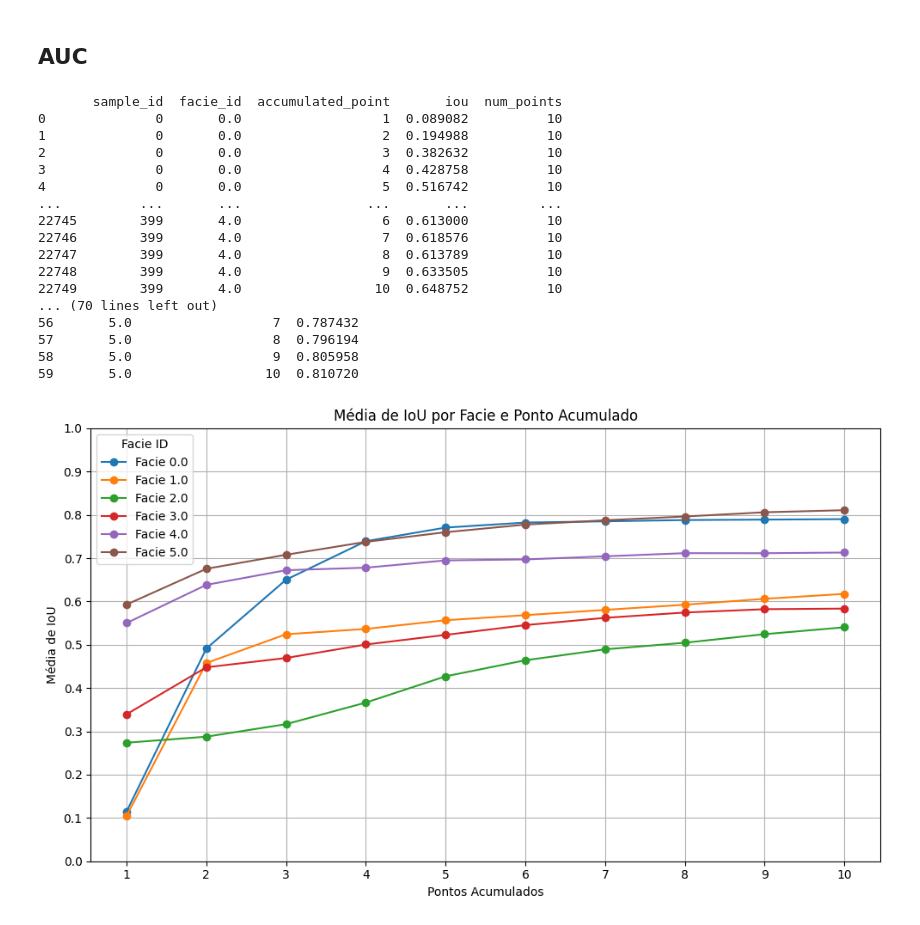
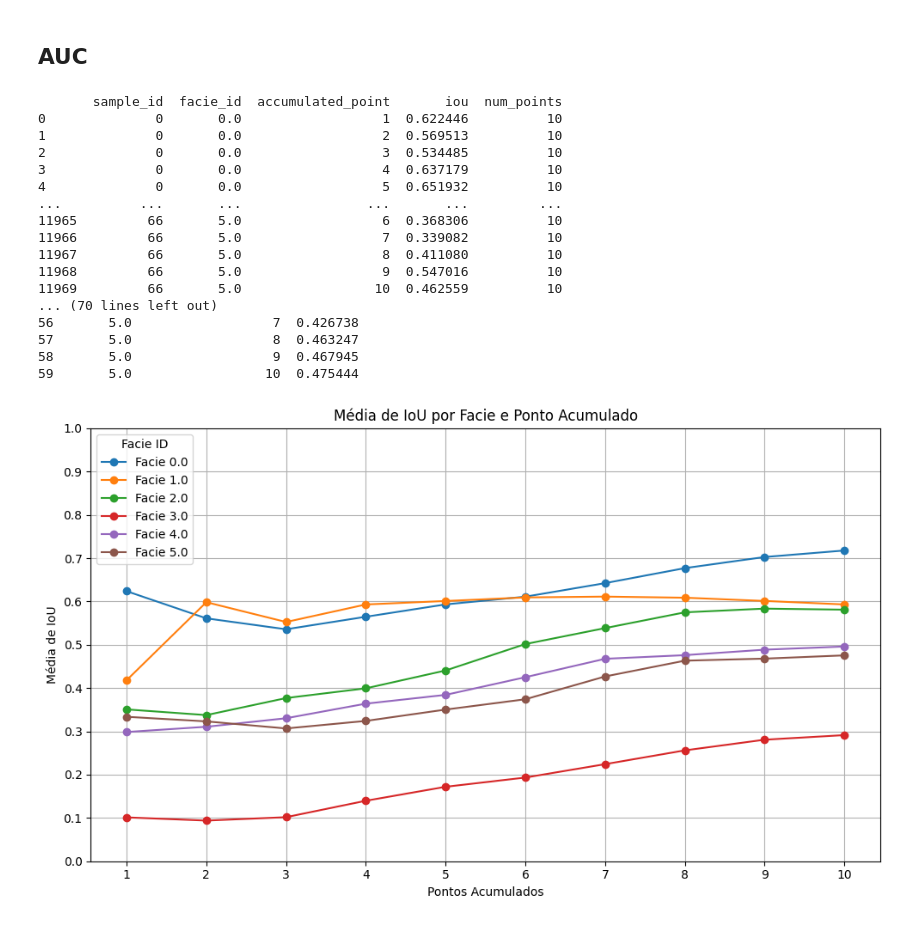
Before and after one commit to filipeas/Minerva-Discovery, a Jupyter notebook: my_experiments/sam_original/notebooks/auc_metric_calculate.ipynb, the cells around one changed output. Saved outputs shown, nothing was run; the diff lists cells and outputs as text; code cells hidden in the pictures.

Commit message:
finish experiments in node13

```diff
--- a/my_experiments/sam_original/notebooks/auc_metric_calculate.ipynb
+++ b/my_experiments/sam_original/notebooks/auc_metric_calculate.ipynb
@@ -757,7 +757,7 @@ import pandas as pd
 import matplotlib.pyplot as plt
 
 # caminho para o iou gerado pelo Methodology_1()
-filename = '/workspaces/Minerva-Discovery/my_experiments/sam_original/notebooks/save_test/iou_results_0.csv'
+filename = '/workspaces/Minerva-Discovery/my_experiments/sam_original/exec_experiments/results/experimento-parihaka_experiment_20250124_000403/iou_results_2.csv'
 # média de IoU por facie e ponto
 
 results = pd.read_csv(filename)
@@ -799,45 +799,45 @@ print(separator)
 for row in table_data:
     print(" | ".join(f"{row[i]:<{col_widths[i]}}" for i in range(len(row))))
 print(separator)
 
 # Mostrar a média calculada
 print("Média de IoU por Facie e Ponto:")
 print(mean_iou_per_facie)
 
 plt.figure(figsize=(10, 6))
 # Iterar pelas facies e plotar a média de IoU
 for facie_id in mean_iou_per_facie['facie_id'].unique():
     data = mean_iou_per_facie[mean_iou_per_facie['facie_id'] == facie_id]
     plt.plot(data['accumulated_point'], data['iou'], marker='o', label=f"Facie {facie_id}")
 
 plt.title("Média de IoU por Facie e Ponto Acumulado")
 plt.xlabel("Pontos Acumulados")
 plt.ylabel("Média de IoU")
 plt.xticks(mean_iou_per_facie['accumulated_point'].unique())  # Mostrar apenas os pontos exatos
 
 # Definir a escala do eixo y de 0 a 1, com espaçamento de 0.1
 plt.yticks([i * 0.1 for i in range(11)], labels=[f'{i * 0.1:.1f}' for i in range(11)])
 
 plt.legend(title="Facie ID")
 plt.tight_layout()
 plt.grid(True)
 plt.show()
 # %% [output]
        sample_id  facie_id  accumulated_point       iou  num_points
-0              0       0.0                  1  0.089082          10
-1              0       0.0                  2  0.194988          10
-2              0       0.0                  3  0.382632          10
-3              0       0.0                  4  0.428758          10
-4              0       0.0                  5  0.516742          10
+0              0       0.0                  1  0.622446          10
+1              0       0.0                  2  0.569513          10
+2              0       0.0                  3  0.534485          10
+3              0       0.0                  4  0.637179          10
+4              0       0.0                  5  0.651932          10
 ...          ...       ...                ...       ...         ...
-22745        399       4.0                  6  0.613000          10
-22746        399       4.0                  7  0.618576          10
-22747        399       4.0                  8  0.613789          10
-22748        399       4.0                  9  0.633505          10
-22749        399       4.0                 10  0.648752          10
+11965         66       5.0                  6  0.368306          10
+11966         66       5.0                  7  0.339082          10
+11967         66       5.0                  8  0.411080          10
+11968         66       5.0                  9  0.547016          10
+11969         66       5.0                 10  0.462559          10
 ... (70 lines left out)
-56       5.0                  7  0.787432
-57       5.0                  8  0.796194
-58       5.0                  9  0.805958
-59       5.0                 10  0.810720
+56       5.0                  7  0.426738
+57       5.0                  8  0.463247
+58       5.0                  9  0.467945
+59       5.0                 10  0.475444
-[figure, old version]
+[figure, new version]
```
Also changed, not shown: parts of 5 cells of this notebook, 6 other files.
